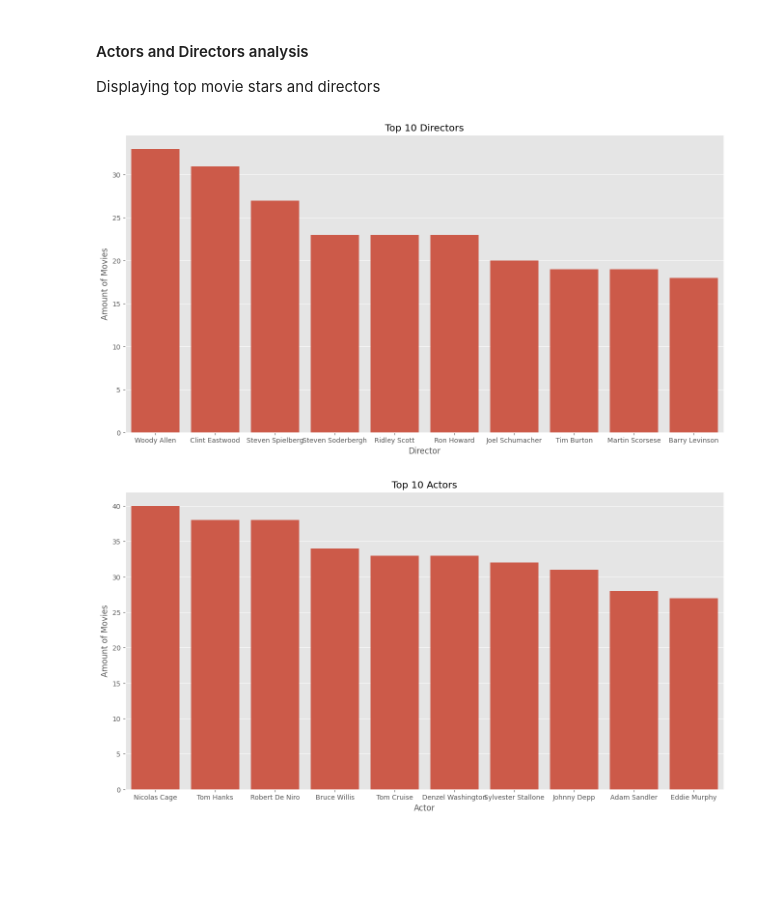
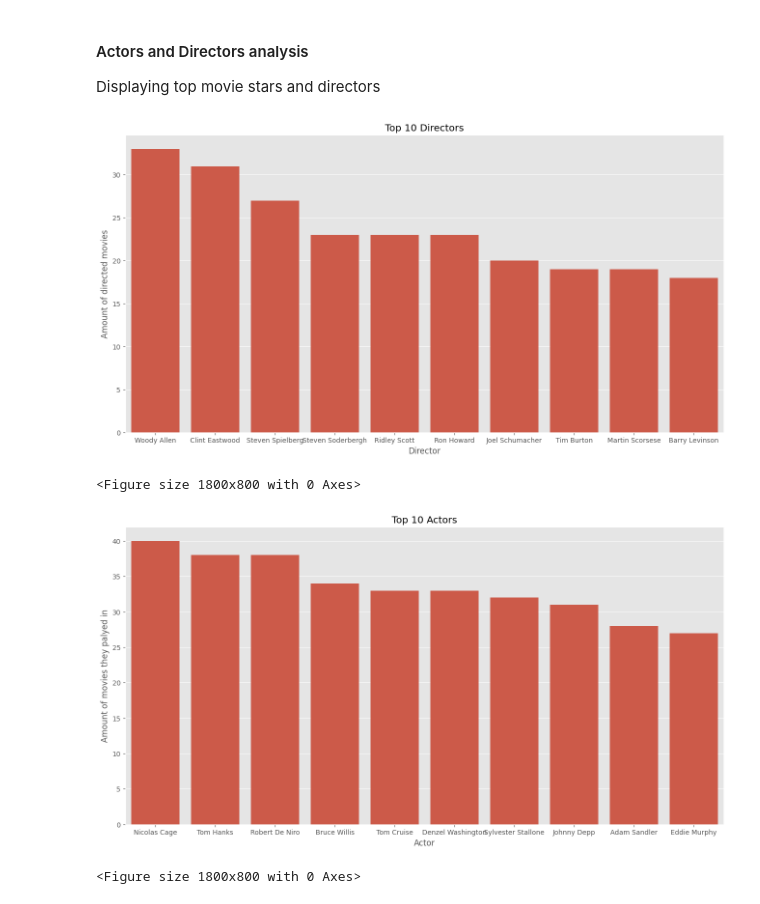
Before and after one commit to VeIskar/Python-Movies-Analysis, a Jupyter notebook: analysis.ipynb, the cells around one changed output. Drawn from its saved outputs; the diff is of its cells as text; code cells hidden in the pictures; blank space fills up the shorter version.

```diff
--- a/analysis.ipynb
+++ b/analysis.ipynb
@@ -279,21 +295,24 @@ Displaying top movie stars and directors
 # %%
 top_dirs = df['director'].value_counts().head(10)
 top_act = df['star'].value_counts().head(10)
 
 
 sns.barplot(x=top_dirs.index, y=top_dirs.values)
 plt.title('Top 10 Directors')
-plt.ylabel('Amount of Movies')
+plt.ylabel('Amount of directed movies')
 plt.xlabel('Director')
-
+plt.figure(figsize=(18,8)) #changing size so letters dont overlap
 plt.show()
 
 
 sns.barplot(x=top_act.index, y=top_act.values)
 plt.title('Top 10 Actors')
-plt.ylabel('Amount of Movies')
+plt.ylabel('Amount of movies they palyed in')
 plt.xlabel('Actor')
+plt.figure(figsize=(18,8))
 plt.show()
 # %% [output]
-[figure, old version]
+[figure, new version]
+<Figure size 1800x800 with 0 Axes>
-[figure, old version]
+[figure, new version]
+<Figure size 1800x800 with 0 Axes>
```
Also changed, not shown: parts of 3 cells of this notebook.
